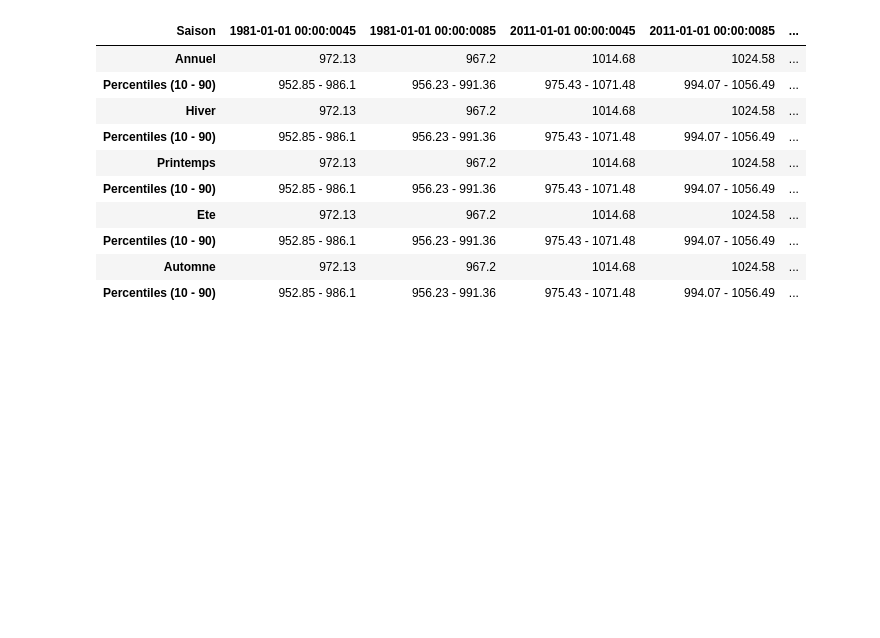
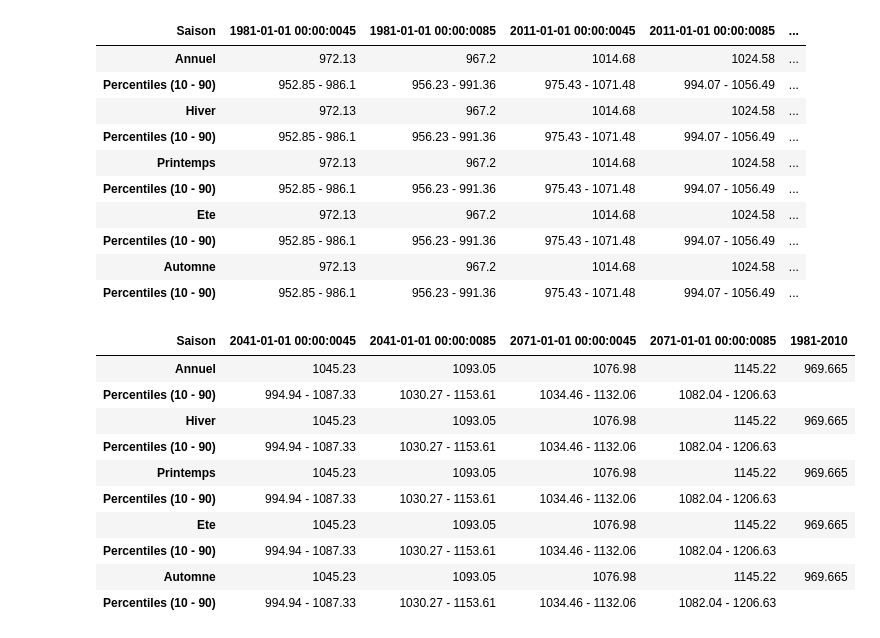
Before and after one commit to Ouranosinc/PortraitsClimMFFP, a Jupyter notebook: Data Processing Jupyter Notebooks/Tables CSV 8 variables all regions.ipynb, the cells around one changed output. Drawn from its saved outputs; the diff is of its cells as text; code cells hidden in the pictures; blank space fills up the shorter version.

Commit message:
finished table for example

```diff
--- a/Data Processing Jupyter Notebooks/Tables CSV 8 variables all regions.ipynb
+++ b/Data Processing Jupyter Notebooks/Tables CSV 8 variables all regions.ipynb
@@ -656,7 +656,7 @@ dftable2
 def strings_to_nan(col):
     return col.map(lambda x: np.nan if isinstance(x, str) else x)
 # %%
-dftable2["historical"] = ((strings_to_nan(dftable2.iloc[:,0]) + strings_to_nan(dftable2.iloc[:,1])) / 2).fillna("")
+dftable2["1981-2010"] = ((strings_to_nan(dftable2.iloc[:,0]) + strings_to_nan(dftable2.iloc[:,1])) / 2).fillna("")
 dftable2
 # %% [output]
 | Saison | 1981-01-01 00:00:0045 | 1981-01-01 00:00:0085 | 2011-01-01 00:00:0045 | 2011-01-01 00:00:0085 | ... |
@@ -675,0 +673,15 @@ dftable2.rename(columns={'oldName1': 'newName1', 'oldName2': 'newName2'})
+# %%
+dftable3 = dftable2.drop(columns=['1981-01-01 00:00:0045', '1981-01-01 00:00:0085', "2011-01-01 00:00:0045", "2011-01-01 00:00:0085" ])
+dftable3
+# %% [output]
+| Saison | 2041-01-01 00:00:0045 | 2041-01-01 00:00:0085 | 2071-01-01 00:00:0045 | 2071-01-01 00:00:0085 | 1981-2010 |
+| Annuel | 1045.23 | 1093.05 | 1076.98 | 1145.22 | 969.665 |
+| Percentiles (10 - 90) | 994.94 - 1087.33 | 1030.27 - 1153.61 | 1034.46 - 1132.06 | 1082.04 - 1206.63 |  |
+| Hiver | 1045.23 | 1093.05 | 1076.98 | 1145.22 | 969.665 |
+| Percentiles (10 - 90) | 994.94 - 1087.33 | 1030.27 - 1153.61 | 1034.46 - 1132.06 | 1082.04 - 1206.63 |  |
+| Printemps | 1045.23 | 1093.05 | 1076.98 | 1145.22 | 969.665 |
+| Percentiles (10 - 90) | 994.94 - 1087.33 | 1030.27 - 1153.61 | 1034.46 - 1132.06 | 1082.04 - 1206.63 |  |
+| Ete | 1045.23 | 1093.05 | 1076.98 | 1145.22 | 969.665 |
+| Percentiles (10 - 90) | 994.94 - 1087.33 | 1030.27 - 1153.61 | 1034.46 - 1132.06 | 1082.04 - 1206.63 |  |
+| Automne | 1045.23 | 1093.05 | 1076.98 | 1145.22 | 969.665 |
+| Percentiles (10 - 90) | 994.94 - 1087.33 | 1030.27 - 1153.61 | 1034.46 - 1132.06 | 1082.04 - 1206.63 |  |
```
Also changed, not shown: parts of 3 cells of this notebook.
